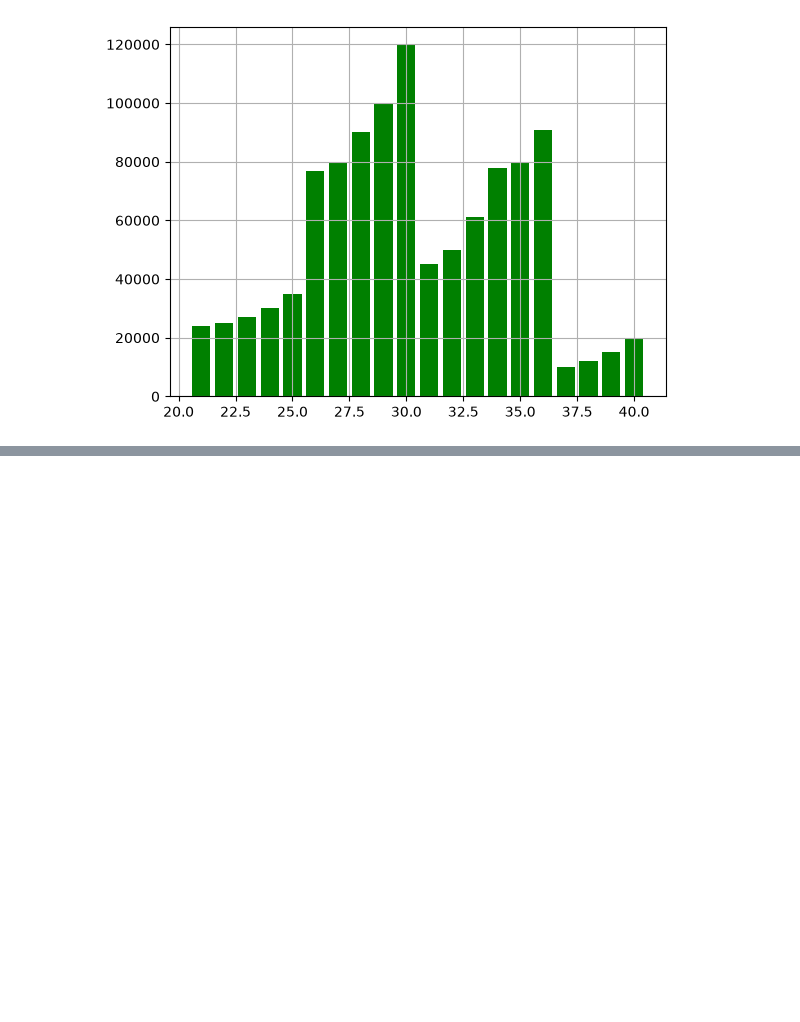
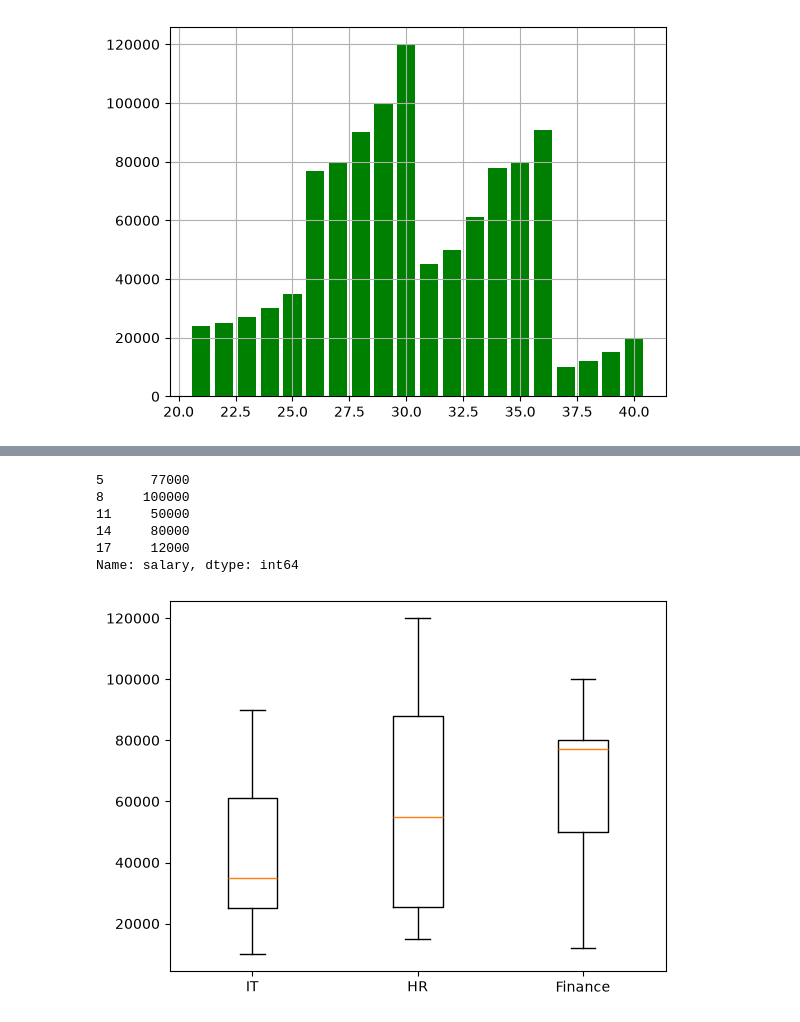
Before and after one commit to khushbu9119/Matplotlib, a Jupyter notebook: learning.ipynb, the cells around one changed output, grey strips where cells are left out. Cells and saved outputs as stored; diff of their text form; code cells hidden in the pictures; blank space fills up the shorter version.

Commit message:
learning about plots

```diff
--- a/learning.ipynb
+++ b/learning.ipynb
@@ -176,0 +181,3 @@ plt.show()
+# %%
+hr_sal=df[df['dept']=='HR']['salary']
+print(hr_sal)
@@ -176,0 +192,3 @@ plt.show()
+# %%
+it_sal=df[df['dept']=='IT']['salary']
+print(it_sal)
@@ -176,0 +206,16 @@ plt.show()
+# %%
+fin_sal=df[df['dept']=='Finance']['salary']
+print(fin_sal)
+# %% [output]
+5      77000
+8     100000
+11     50000
+14     80000
+17     12000
+Name: salary, dtype: int64
+# %%
+#boxplot
+plt.boxplot([it_sal,hr_sal,fin_sal],tick_labels=['IT','HR','Finance'])
+plt.show()
+# %% [output]
+[figure, added]
```
Also changed, not shown: parts of 5 cells of this notebook.
